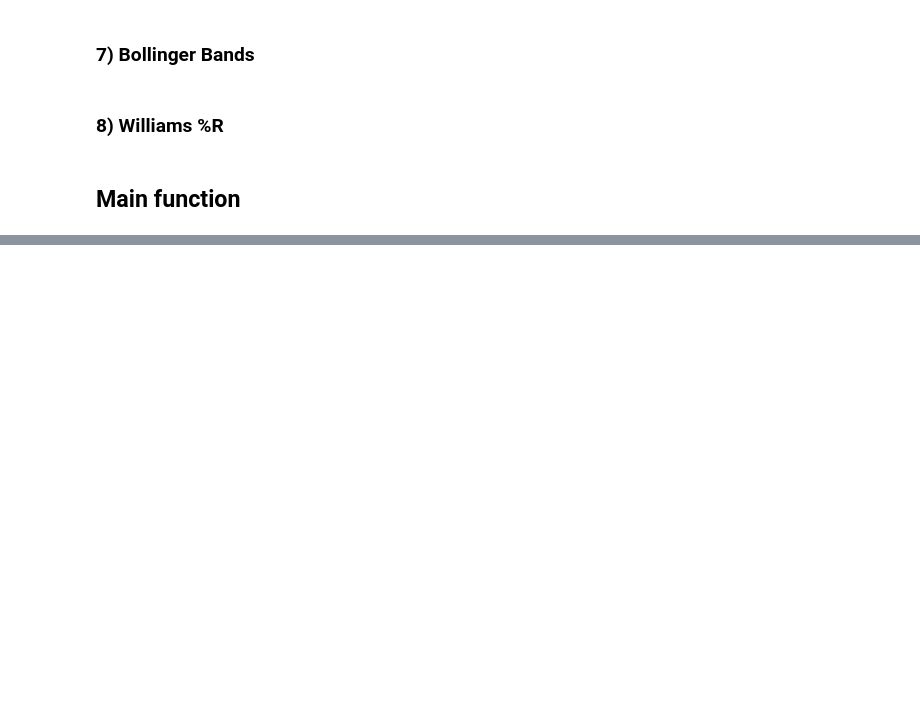
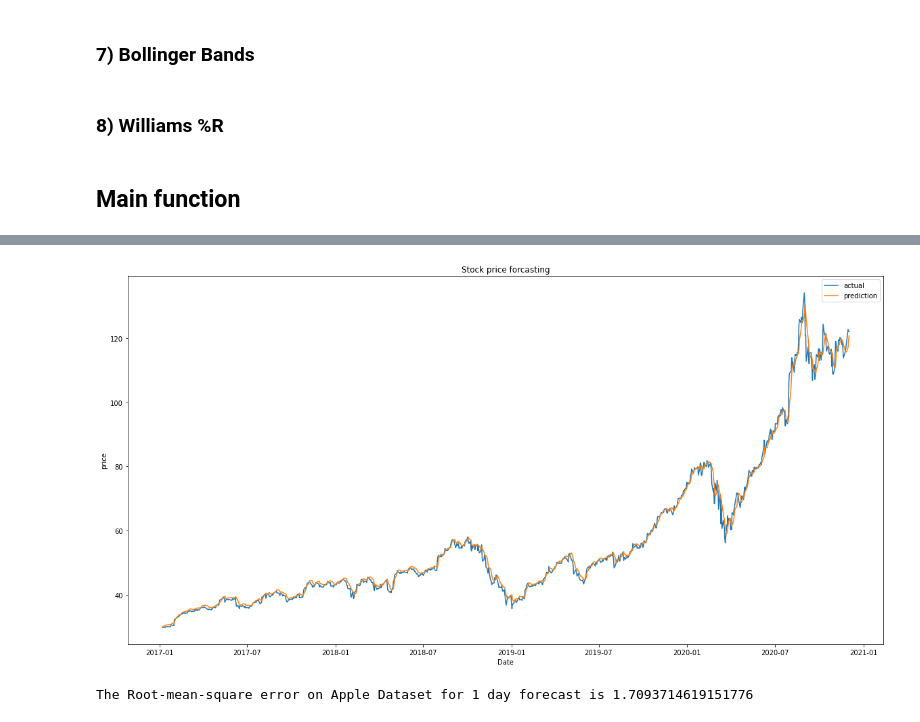
Before and after one commit to Enjoyshi/BigData, a Jupyter notebook: project.ipynb, the cells around one changed output, grey strips where cells are left out. Drawn from its saved outputs; the diff is of its cells as text; code cells hidden in the pictures; blank space fills up the shorter version.

```diff
--- a/project.ipynb
+++ b/project.ipynb
@@ -1233,0 +1392,35 @@ The stocks evolution for Facebook
+# %%
+def Predict(fit_df, predict_df, forecast_days = 1, nLags = 3, column='Close'):
+    """ Predict stock price with a fited model
+
+    Parameters
+    ----------
+    fit_df : DataFrame
+        DataFrame for fit the model
+
+    predict_df : DataFrame
+        DataFrame that you want to predict
+
+    forecast_days : Int
+        Number of days for the forecasting, default 1
+
+    nLags : Int
+        Number of days used for the forecasting, default 1
+
+    column : String
+        The column that we forecast
+
+    Returns
+    -------
+        (predicted_df, rmse)
+    """
+    model, train, test, rmse_train, rmse_test = Forecast(fit_df, forecast_days, nLags, column)
+    predict_df = transform(predict_df, forecast_days, nLags, column)
+    predicted_df = model.transform(predict_df)
+
+    # RMSE is used as evaluation metric
+    evaluator = RegressionEvaluator(predictionCol="prediction", labelCol="label", metricName ="rmse")
+    rmse = evaluator.evaluate(predicted_df)
+    return predicted_df, rmse
+# %%
+apple_predict, rmse  = Predict(microsoft, apple, forecast_days = 1, nLags = 3, column='Close')
@@ -1233,0 +1438,3 @@ The stocks evolution for Facebook
+# %%
+plot_prediction(apple_predict)
+# %% [output]
@@ -1233,0 +1456,5 @@ The stocks evolution for Facebook
+[figure, added]
+# %%
+print(f"The Root-mean-square error on Apple Dataset for 1 day forecast is {rmse}")
+# %% [output]
+The Root-mean-square error on Apple Dataset for 1 day forecast is 1.7093714619151776
```
Also changed, not shown: parts of 12 cells of this notebook, 4 other files.
